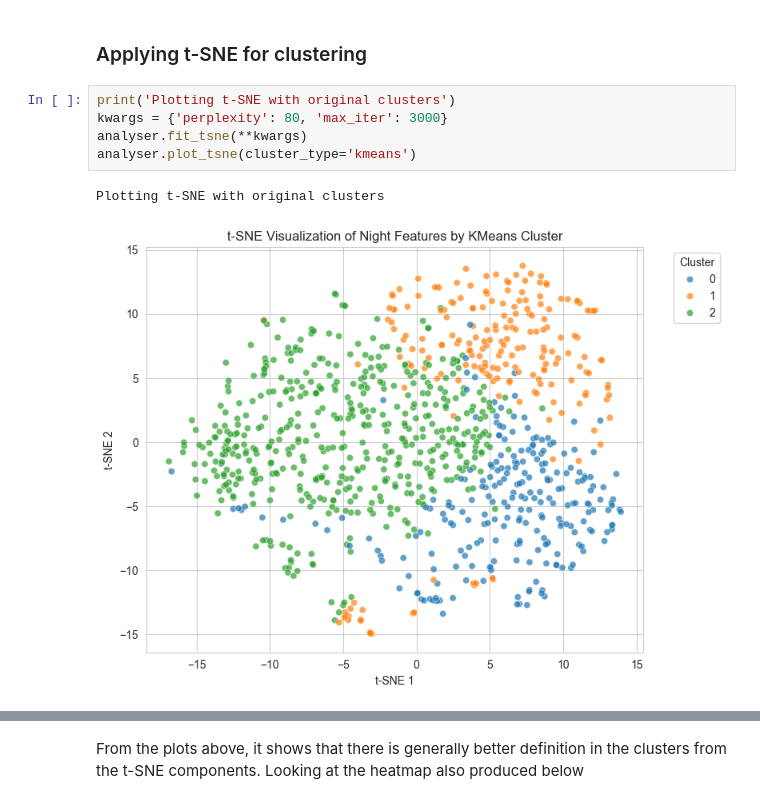
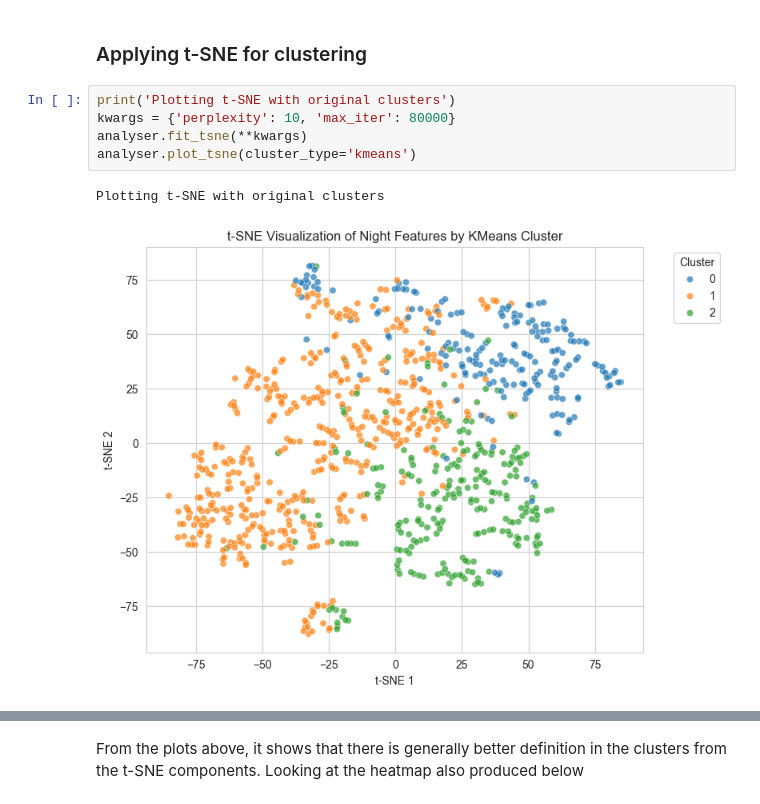
Before and after one commit to rdbrist/masters_project, a Jupyter notebook: notebooks/2.03-rd-creating-night-period-feature-extraction.ipynb, the cells around one changed output, grey strips where cells are left out. Saved outputs shown, nothing was run; the diff lists cells and outputs as text.

```diff
--- a/notebooks/2.03-rd-creating-night-period-feature-extraction.ipynb
+++ b/notebooks/2.03-rd-creating-night-period-feature-extraction.ipynb
@@ -281,12 +256,12 @@ The values show that the distribution of clusters is similar to how we have obse
 ### Applying t-SNE for clustering
 # %%
 print('Plotting t-SNE with original clusters')
-kwargs = {'perplexity': 80, 'max_iter': 3000}
+kwargs = {'perplexity': 10, 'max_iter': 80000}
 analyser.fit_tsne(**kwargs)
 analyser.plot_tsne(cluster_type='kmeans')
 # %% [output]
 Plotting t-SNE with original clusters
-[figure, old version]
+[figure, new version]
 # %%
 cluster_range = range(2, 8)
 tsne_silhouette_scores = analyser.silhouette_analysis(cluster_range=cluster_range, cluster_type='tsne', **kwargs)
```
Also changed, not shown: parts of 30 cells of this notebook, 6 other files.
